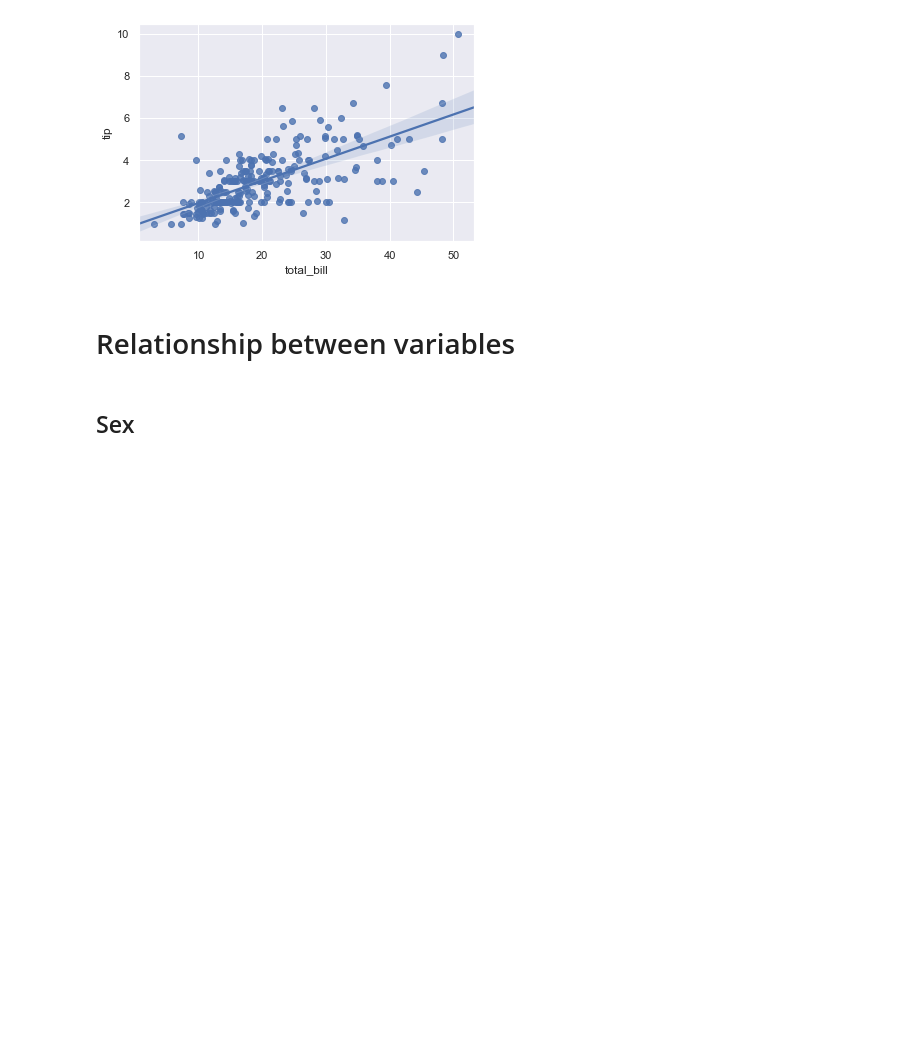
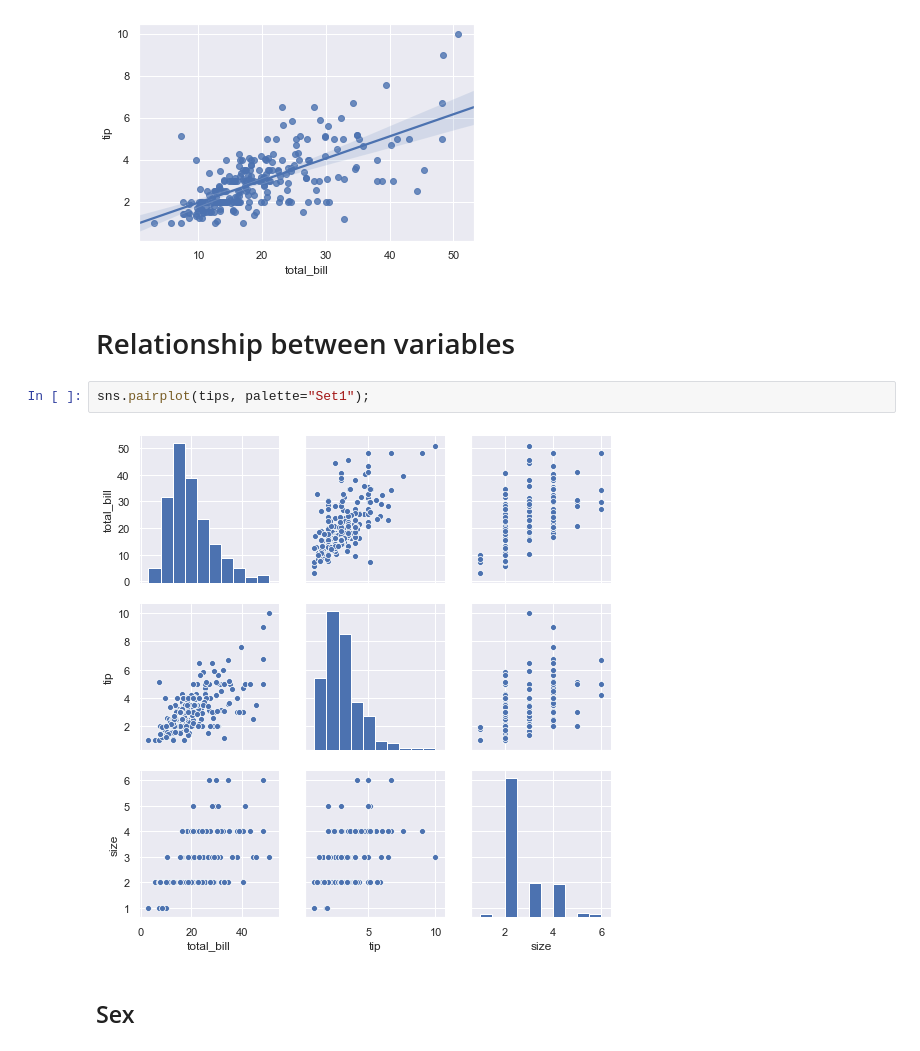
Before and after one commit to ANihill/Fundamentals-Assessment, a Jupyter notebook: Fundamentals of Data Analytics - Assessment.ipynb, the cells around one changed output. Drawn from its saved outputs; the diff is of its cells as text; blank space fills up the shorter version.

```diff
--- a/Fundamentals of Data Analytics - Assessment.ipynb
+++ b/Fundamentals of Data Analytics - Assessment.ipynb
@@ -184,5 +182,9 @@ sns.regplot(x='total_bill', y='tip', data=df);
 [figure]
 # %% [markdown]
 # Relationship between variables
+# %%
+sns.pairplot(tips, palette="Set1");
+# %% [output]
+[figure, added]
 # %% [markdown]
 ## Sex
```
Also changed, not shown: parts of 28 cells of this notebook.
